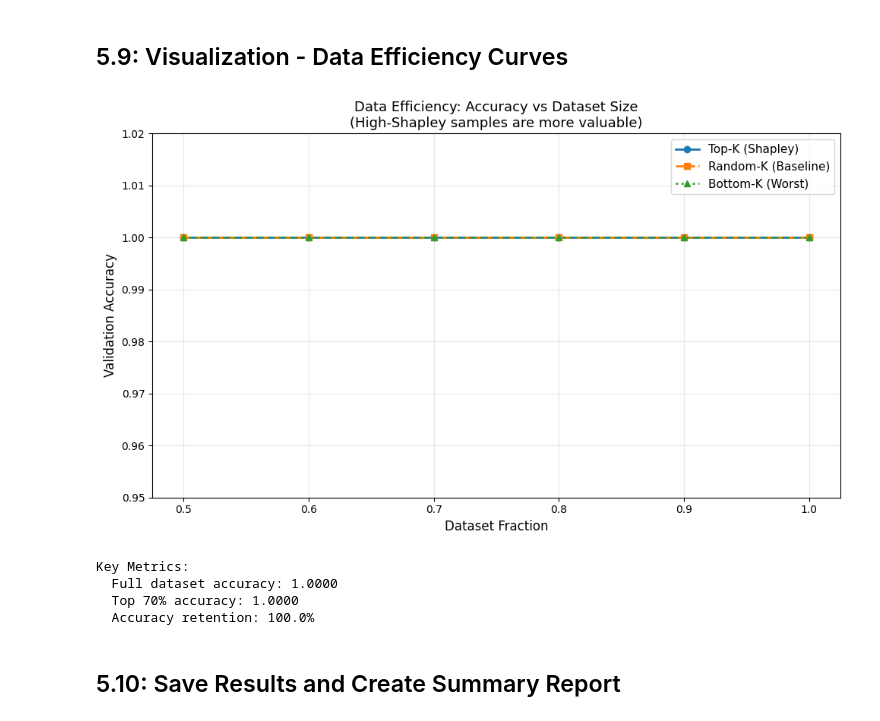
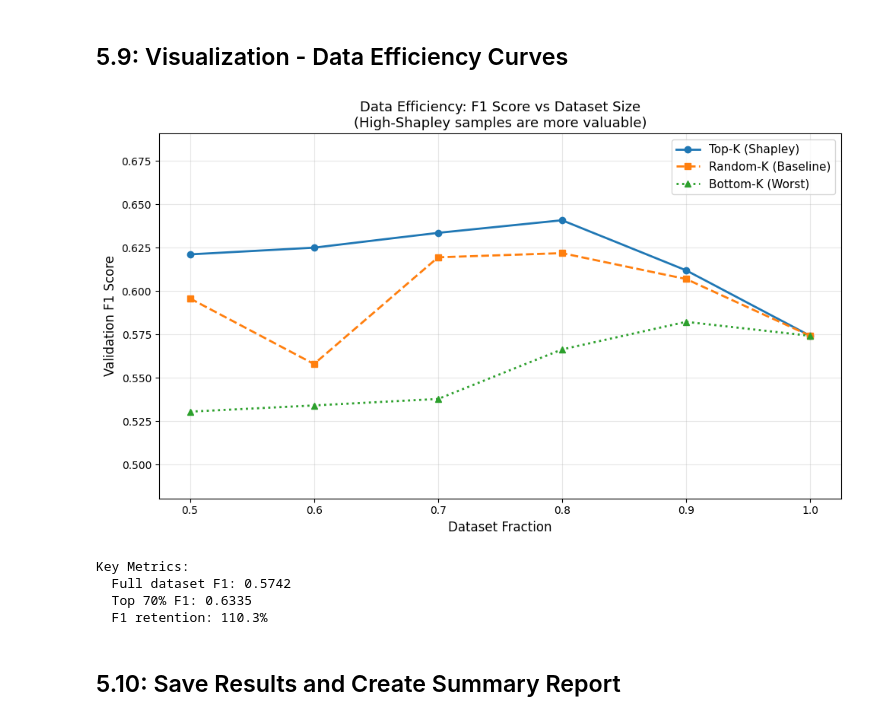
Before and after one commit to ubcbmeg457/OpenMedImgDataVal, a Jupyter notebook: xray-shapley/xray_shapley.ipynb, the cells around one changed output. Drawn from its saved outputs; the diff is of its cells as text; code cells hidden in the pictures.

```diff
--- a/xray-shapley/xray_shapley.ipynb
+++ b/xray-shapley/xray_shapley.ipynb
@@ -301,7 +295,7 @@ class XRayDatasetWithLabels(Dataset):
         )
         print(f"Found {len(self.image_files)} image files")
 
-        # Map filenames to binary labels (Pneumonia vs Normal)
+        # Map filenames to binary labels (No Finding vs Any Finding)
         self.valid_images = []
 
         # Use 'Image Index' column for filename and 'Finding Labels' for disease labels
@@ -309,16 +303,16 @@ class XRayDatasetWithLabels(Dataset):
             img_name = str(row['Image Index']).strip()
             findings = str(row['Finding Labels']).strip()
 
-            # Binary classification: 1 = has pneumonia, 0 = normal or other findings
-            label = 1 if "Pneumonia" in findings else 0
+            # Binary classification: 0 = No Finding, 1 = Any disease finding
+            label = 0 if findings == "No Finding" else 1
 
             img_path = self.image_dir / img_name
             if img_path.exists():
                 self.valid_images.append((img_path, label))
 
         print(f"Mapped {len(self.valid_images)} images to labels")
-        print(f"  Class 0 (Normal): {sum(1 for _, l in self.valid_images if l == 0)}")
-        print(f"  Class 1 (Pneumonia): {sum(1 for _, l in self.valid_images if l == 1)}")
+        print(f"  Class 0 (No Finding):   {sum(1 for _, l in self.valid_images if l == 0)}")
+        print(f"  Class 1 (Has Finding):  {sum(1 for _, l in self.valid_images if l == 1)}")
 
     def __len__(self):
         return len(self.valid_images)
@@ -474,6 +508,12 @@ Test set: 1122 samples
 # %% [markdown]
 ## 3.3: Train XGBoost Classifier
 # %%
+# Handle class imbalance with scale_pos_weight
+neg_count = np.sum(y_train == 0)
+pos_count = np.sum(y_train == 1)
+scale_weight = neg_count / pos_count if pos_count > 0 else 1
+print(f"Class balance - Negative: {neg_count}, Positive: {pos_count}, scale_pos_weight: {scale_weight:.2f}")
+
 # Initialize XGBoost with optimal hyperparameters
 xgb_model = xgb.XGBClassifier(
     n_estimators=100,
@@ -483,7 +523,7 @@ xgb_model = xgb.XGBClassifier(
     colsample_bytree=0.8,
     random_state=42,
     eval_metric="auc",
-    use_label_encoder=False,
+    scale_pos_weight=scale_weight,
     tree_method="hist",  # Faster training
 )
 
@@ -1137,36 +1186,37 @@ Data Efficiency Results:
 # %%
 # Plot results
 plt.figure(figsize=(10, 6))
 plt.plot(fractions, results["top_k"], label="Top-K (Shapley)", marker="o", linewidth=2)
 plt.plot(fractions, results["random"], label="Random-K (Baseline)", marker="s", linewidth=2, linestyle="--")
 plt.plot(fractions, results["bottom_k"], label="Bottom-K (Worst)", marker="^", linewidth=2, linestyle=":")
 
 plt.xlabel("Dataset Fraction", fontsize=12)
-plt.ylabel("Validation Accuracy", fontsize=12)
-plt.title("Data Efficiency: Accuracy vs Dataset Size\n(High-Shapley samples are more valuable)", fontsize=13)
+plt.ylabel("Validation F1 Score", fontsize=12)
+plt.title("Data Efficiency: F1 Score vs Dataset Size\n(High-Shapley samples are more valuable)", fontsize=13)
 plt.legend(fontsize=11)
 plt.grid(True, alpha=0.3)
-plt.ylim([min(min(results["bottom_k"]), min(results["random"])) - 0.05, max(max(results["top_k"]), 1.0) + 0.02])
+all_values = results["bottom_k"] + results["random"] + results["top_k"]
+plt.ylim([max(0, min(all_values) - 0.05), min(1.0, max(all_values) + 0.05)])
 
 plt.tight_layout()
 plt.show()
 
 # Calculate efficiency metrics
 top_70_idx = fractions.index(0.7) if 0.7 in fractions else None
 if top_70_idx is not None:
-    full_acc = results["top_k"][-1]
-    top70_acc = results["top_k"][top_70_idx]
-    retention = top70_acc / full_acc * 100
+    full_f1 = results["top_k"][-1]
+    top70_f1 = results["top_k"][top_70_idx]
+    retention = top70_f1 / full_f1 * 100 if full_f1 > 0 else 0
     print("\nKey Metrics:")
-    print(f"  Full dataset accuracy: {full_acc:.4f}")
-    print(f"  Top 70% accuracy: {top70_acc:.4f}")
-    print(f"  Accuracy retention: {retention:.1f}%")
+    print(f"  Full dataset F1: {full_f1:.4f}")
+    print(f"  Top 70% F1: {top70_f1:.4f}")
+    print(f"  F1 retention: {retention:.1f}%")
 # %% [output]
-[figure, old version]
+[figure, new version]
 Key Metrics:
-  Full dataset accuracy: 1.0000
-  Top 70% accuracy: 1.0000
-  Accuracy retention: 100.0%
+  Full dataset F1: 0.5742
+  Top 70% F1: 0.6335
+  F1 retention: 110.3%
 # %% [markdown]
 ## 5.10: Save Results and Create Summary Report
 # %%
```
Also changed, not shown: parts of 26 cells of this notebook.
